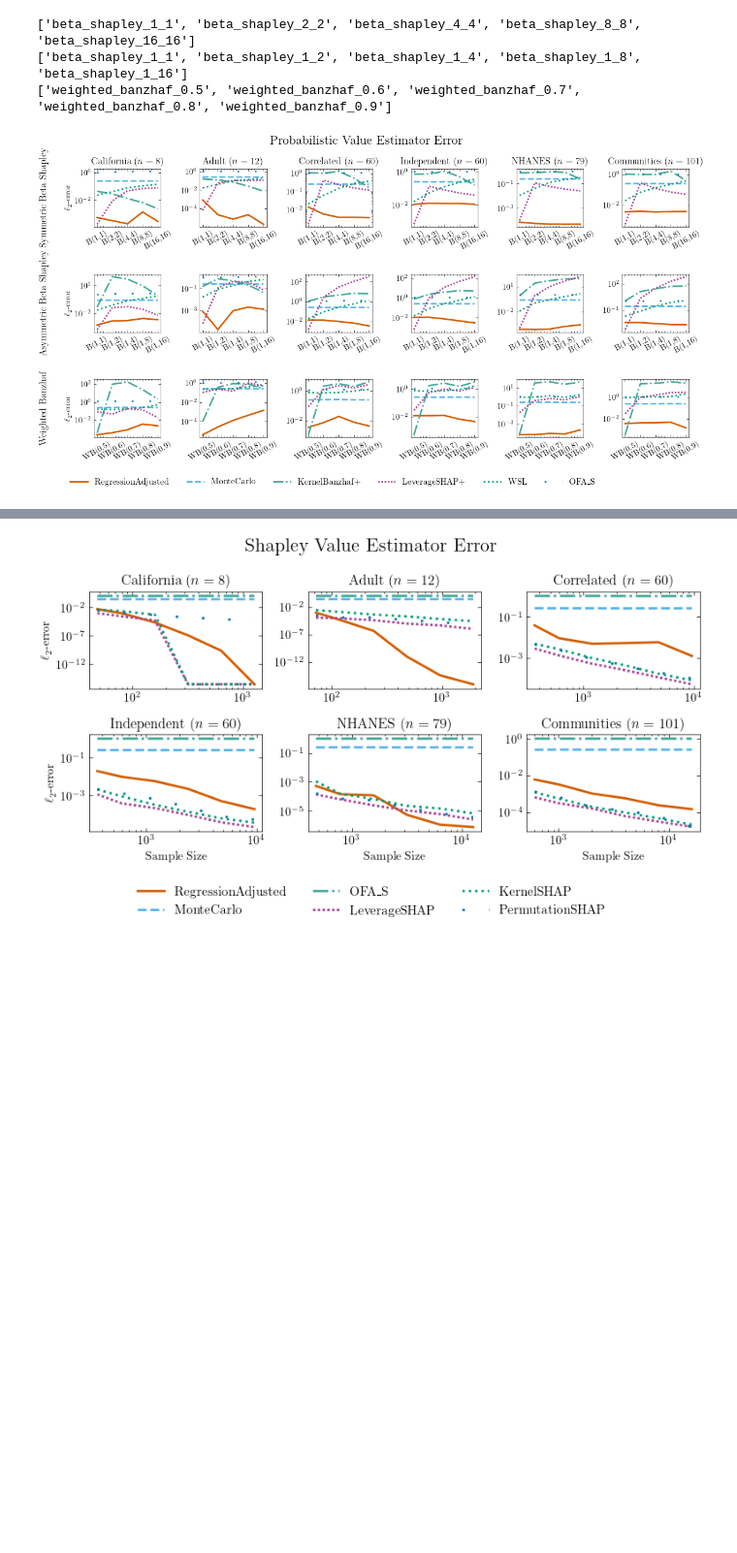
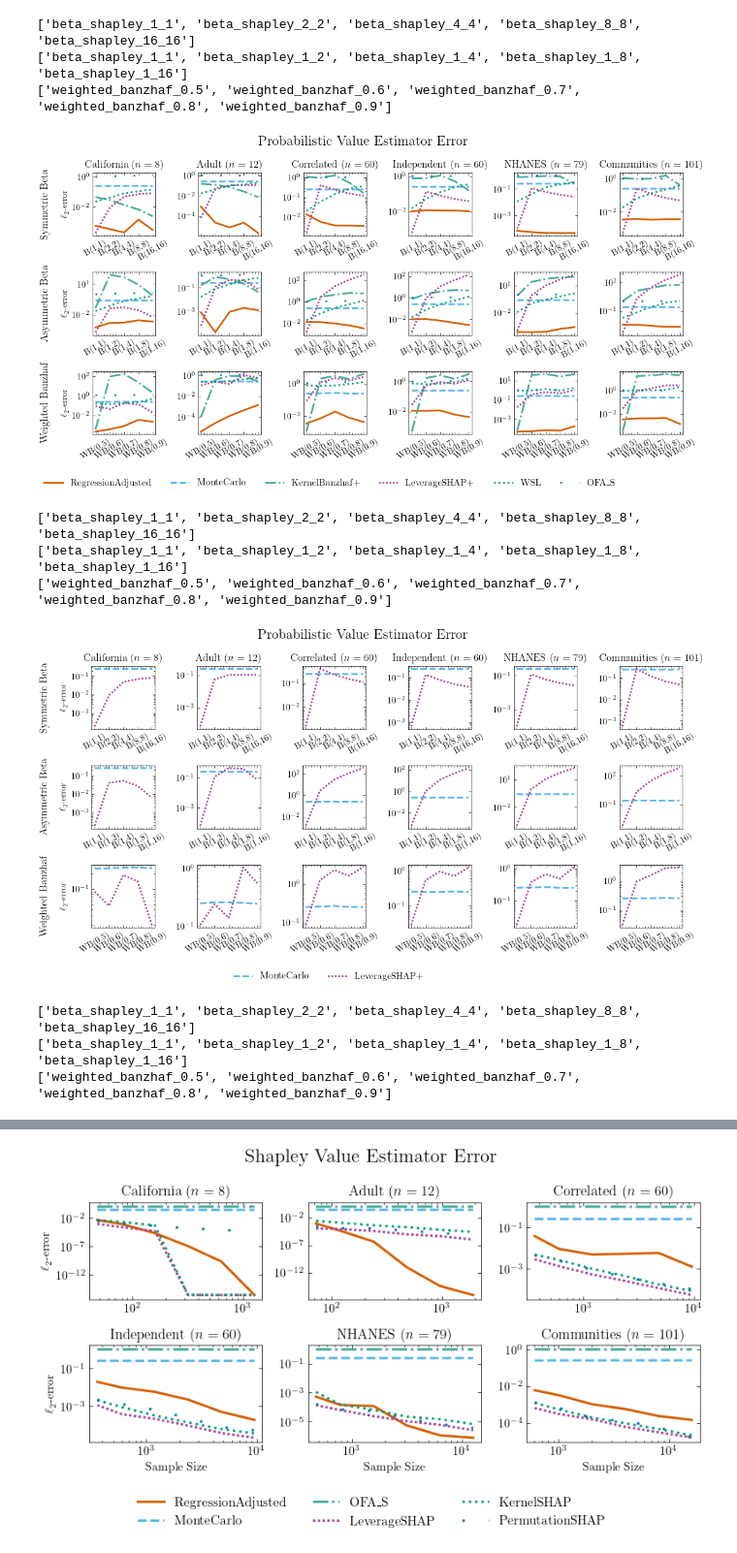
Before and after one commit to rtealwitter/regressionMSR, a Jupyter notebook: plot_big.ipynb, the cells around one changed output, grey strips where cells are left out. Shown at 97% size. Drawn from its saved outputs; the diff is of its cells as text; code cells hidden in the pictures; blank space fills up the shorter version.

```diff
--- a/plot_big.ipynb
+++ b/plot_big.ipynb
@@ -48,9 +48,9 @@ weight_lookup = {
 }
 
 weightings = {
-    'Symmetric Beta Shapley' :
+    'Symmetric Beta' :
         ['beta_shapley_1_1', 'beta_shapley_2_2', 'beta_shapley_4_4', 'beta_shapley_8_8', 'beta_shapley_16_16'],
-    'Asymmetric Beta Shapley' :
+    'Asymmetric Beta' :
         ['beta_shapley_1_1', 'beta_shapley_1_2', 'beta_shapley_1_4', 'beta_shapley_1_8', 'beta_shapley_1_16'],
     'Weighted Banzhaf' :
         ['weighted_banzhaf_0.5', 'weighted_banzhaf_0.6', 'weighted_banzhaf_0.7', 'weighted_banzhaf_0.8', 'weighted_banzhaf_0.9']
@@ -166,8 +166,8 @@ results = load_filtered_error(filter)
 
 filenames = [
     'images/prob_regadj.pdf',
-    #'images/prob_leverageshap+.pdf',
-    #'images/prob_kernelbanzhaf+.pdf',
+    'images/prob_leverageshap+.pdf',
+    'images/prob_kernelbanzhaf+.pdf',
 ]
 use_estimators = [
     'RegressionAdjusted',
@@ -184,7 +184,7 @@ include_by_filename = {
 }
 
 for filename in filenames:
-    fig, axs = plt.subplots(len(weightings), len(dataset_names), figsize=(12, 6))
+    fig, axs = plt.subplots(len(weightings), len(dataset_names), figsize=(11, 5.5))
 
     all_handles = {}
     for i, (weight_list_name, weight_list) in enumerate(weightings.items()):
@@ -210,31 +210,38 @@ for filename in filenames:
                 if estimator not in include_by_filename[filename]:
                     continue
                 errors = [np.mean(results[dataset][weighting][estimator]) for weighting in weight_list]
                 prettier_weight_list = [weight_lookup[weighting] for weighting in weight_list]
 
                 # Rotate the x-axis labels
                 axs[i, j].set_xticks(np.arange(len(prettier_weight_list)))
                 axs[i, j].set_xticklabels(prettier_weight_list, rotation=30)
                 line, = axs[i, j].plot(prettier_weight_list, errors,
                                     label=estimator,
                                     linestyle=linestyles[estimator_idx],
                                     color=cb_colors[estimator_idx], linewidth=2)
 
                 # Add the line handle to the global collection
                 if estimator not in all_handles:
                     all_handles[estimator] = line
             axs[i, j].set_yscale('log')
 
     fig.suptitle('Probabilistic Value Estimator Error', fontsize=16)
     # Two layers of legends
     fig.legend(all_handles.values(), all_handles.keys(), loc='upper center', ncol=len(all_handles), bbox_to_anchor=(0.45,0), fontsize=11)
 
     plt.tight_layout()
 
     plt.savefig(filename, bbox_inches='tight', dpi=300)
     plt.show()
 # %% [output]
 ['beta_shapley_1_1', 'beta_shapley_2_2', 'beta_shapley_4_4', 'beta_shapley_8_8', 'beta_shapley_16_16']
 ['beta_shapley_1_1', 'beta_shapley_1_2', 'beta_shapley_1_4', 'beta_shapley_1_8', 'beta_shapley_1_16']
 ['weighted_banzhaf_0.5', 'weighted_banzhaf_0.6', 'weighted_banzhaf_0.7', 'weighted_banzhaf_0.8', 'weighted_banzhaf_0.9']
-[figure, old version]
+[figure, new version]
+['beta_shapley_1_1', 'beta_shapley_2_2', 'beta_shapley_4_4', 'beta_shapley_8_8', 'beta_shapley_16_16']
+['beta_shapley_1_1', 'beta_shapley_1_2', 'beta_shapley_1_4', 'beta_shapley_1_8', 'beta_shapley_1_16']
+['weighted_banzhaf_0.5', 'weighted_banzhaf_0.6', 'weighted_banzhaf_0.7', 'weighted_banzhaf_0.8', 'weighted_banzhaf_0.9']
+[figure, added]
+['beta_shapley_1_1', 'beta_shapley_2_2', 'beta_shapley_4_4', 'beta_shapley_8_8', 'beta_shapley_16_16']
+['beta_shapley_1_1', 'beta_shapley_1_2', 'beta_shapley_1_4', 'beta_shapley_1_8', 'beta_shapley_1_16']
+['weighted_banzhaf_0.5', 'weighted_banzhaf_0.6', 'weighted_banzhaf_0.7', 'weighted_banzhaf_0.8', 'weighted_banzhaf_0.9']
```
Also changed, not shown: parts of 1 cell of this notebook, 8 other files.
